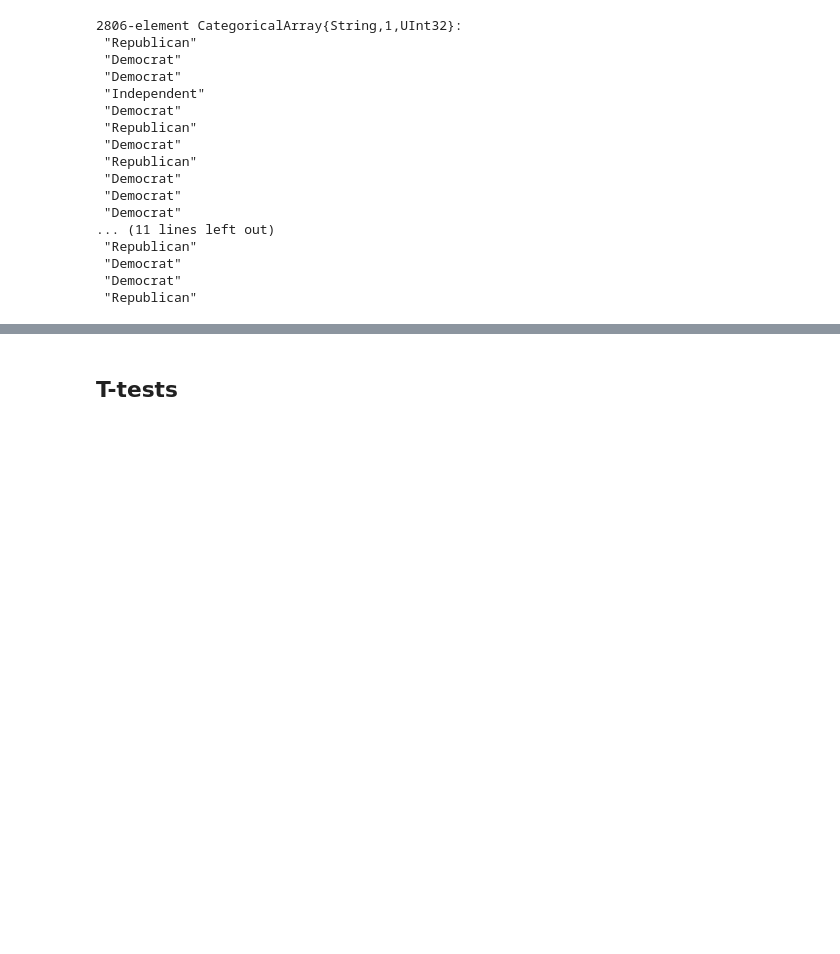
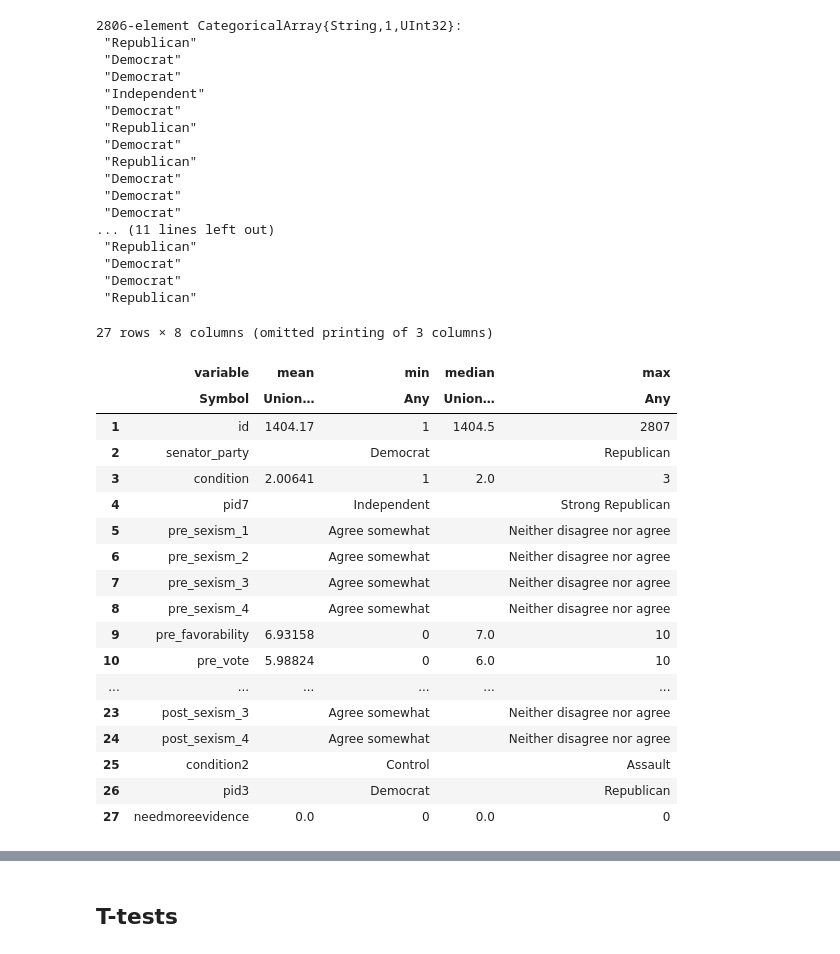
Before and after one commit to mattcingram/rep1_julia, a Jupyter notebook: code/rep1_julia.ipynb, the cells around one changed output, grey strips where cells are left out. Saved outputs shown, nothing was run; the diff lists cells and outputs as text; code cells hidden in the pictures; blank space fills up the shorter version.

```diff
--- a/code/rep1_julia.ipynb
+++ b/code/rep1_julia.ipynb
@@ -295,3 +296,25 @@ df1[:pid3] = CategoricalArray(df1[:pid3])
  "Democrat"
  "Democrat"
  "Republican"
+# %%
+describe(df1)
+# %% [output]
+27 rows × 8 columns (omitted printing of 3 columns)
+|  | variable | mean | min | median | max |
+|  | Symbol | Union… | Any | Union… | Any |
+| 1 | id | 1404.17 | 1 | 1404.5 | 2807 |
+| 2 | senator_party |  | Democrat |  | Republican |
+| 3 | condition | 2.00641 | 1 | 2.0 | 3 |
+| 4 | pid7 |  | Independent |  | Strong Republican |
+| 5 | pre_sexism_1 |  | Agree somewhat |  | Neither disagree nor agree |
+| 6 | pre_sexism_2 |  | Agree somewhat |  | Neither disagree nor agree |
+| 7 | pre_sexism_3 |  | Agree somewhat |  | Neither disagree nor agree |
+| 8 | pre_sexism_4 |  | Agree somewhat |  | Neither disagree nor agree |
+| 9 | pre_favorability | 6.93158 | 0 | 7.0 | 10 |
+| 10 | pre_vote | 5.98824 | 0 | 6.0 | 10 |
+| ... | ... | ... | ... | ... | ... |
+| 23 | post_sexism_3 |  | Agree somewhat |  | Neither disagree nor agree |
+| 24 | post_sexism_4 |  | Agree somewhat |  | Neither disagree nor agree |
+| 25 | condition2 |  | Control |  | Assault |
+| 26 | pid3 |  | Democrat |  | Republican |
+| 27 | needmoreevidence | 0.0 | 0 | 0.0 | 0 |
```
Also changed, not shown: parts of 17 cells of this notebook.
